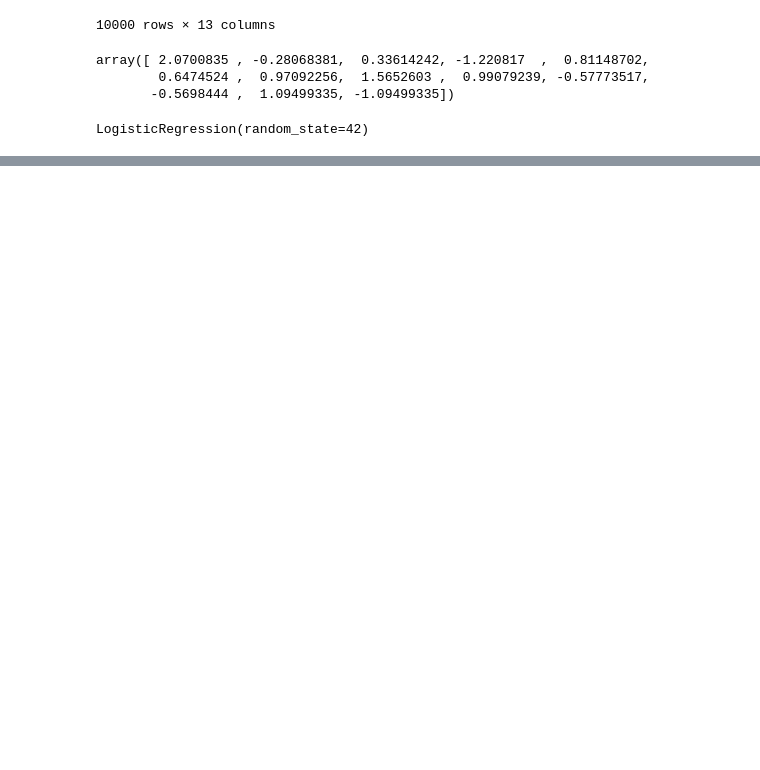
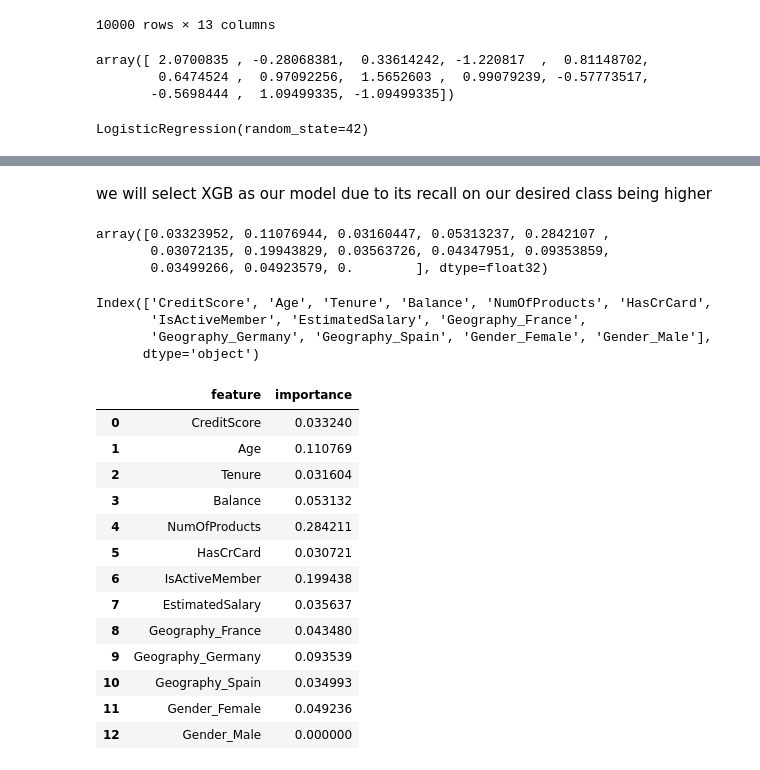
Before and after one commit to rChwiecko/churnPredictor, a Jupyter notebook: model.ipynb, the cells around one changed output, grey strips where cells are left out. Saved outputs shown, nothing was run; the diff lists cells and outputs as text; code cells hidden in the pictures; blank space fills up the shorter version.

```diff
--- a/model.ipynb
+++ b/model.ipynb
@@ -184,0 +256,2 @@ LogisticRegression(random_state=42)
+# %% [markdown]
+we will select XGB as our model due to its recall on our desired class being higher
@@ -184,0 +261,13 @@ LogisticRegression(random_state=42)
+# %%
+feature_importance
+# %% [output]
+array([0.03323952, 0.11076944, 0.03160447, 0.05313237, 0.2842107 ,
+       0.03072135, 0.19943829, 0.03563726, 0.04347951, 0.09353859,
+       0.03499266, 0.04923579, 0.        ], dtype=float32)
+# %%
+feature_names
+# %% [output]
+Index(['CreditScore', 'Age', 'Tenure', 'Balance', 'NumOfProducts', 'HasCrCard',
+       'IsActiveMember', 'EstimatedSalary', 'Geography_France',
+       'Geography_Germany', 'Geography_Spain', 'Gender_Female', 'Gender_Male'],
+      dtype='object')
@@ -184,0 +279,17 @@ LogisticRegression(random_state=42)
+# %%
+feature_importance_df
+# %% [output]
+|  | feature | importance |
+| 0 | CreditScore | 0.033240 |
+| 1 | Age | 0.110769 |
+| 2 | Tenure | 0.031604 |
+| 3 | Balance | 0.053132 |
+| 4 | NumOfProducts | 0.284211 |
+| 5 | HasCrCard | 0.030721 |
+| 6 | IsActiveMember | 0.199438 |
+| 7 | EstimatedSalary | 0.035637 |
+| 8 | Geography_France | 0.043480 |
+| 9 | Geography_Germany | 0.093539 |
+| 10 | Geography_Spain | 0.034993 |
+| 11 | Gender_Female | 0.049236 |
+| 12 | Gender_Male | 0.000000 |
```
Also changed, not shown: parts of 35 cells of this notebook, 11 other files.
